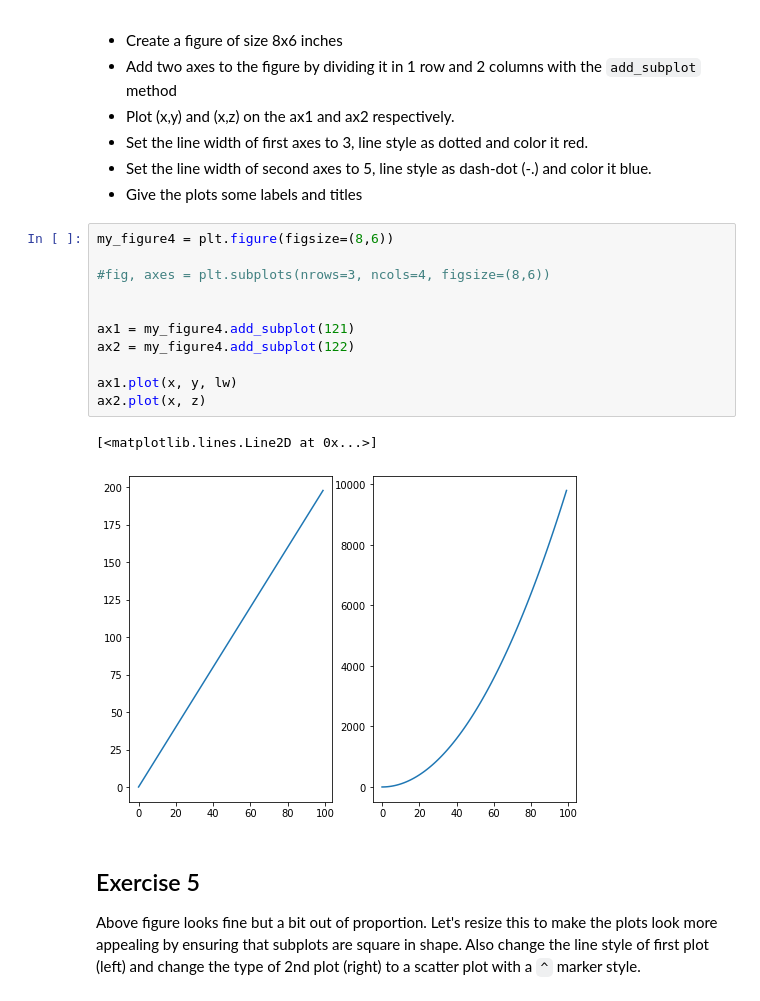
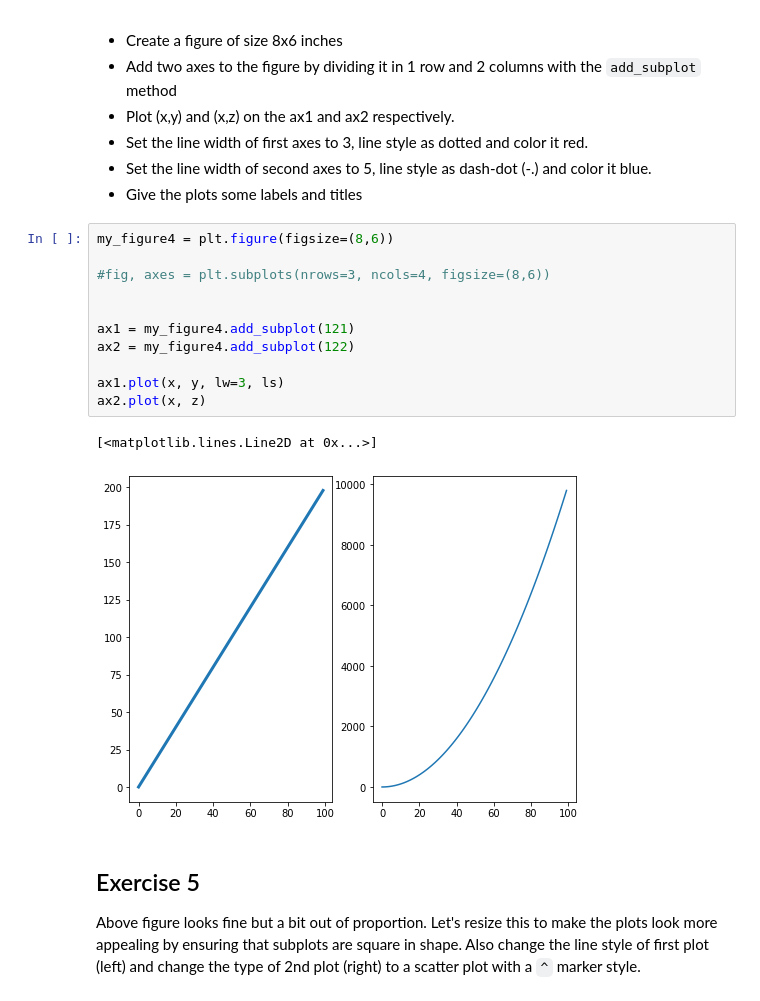
Before and after one commit to JohnTheTripper/dsc-more-practice-with-matplotlib-lab-nyc-ds-021720, a Jupyter notebook: index.ipynb, the cells around one changed output. Saved outputs shown, nothing was run; the diff lists cells and outputs as text.

```diff
--- a/index.ipynb
+++ b/index.ipynb
@@ -137,17 +137,17 @@ Perform following steps in the cell below:
 # %%
 my_figure4 = plt.figure(figsize=(8,6))
 
 #fig, axes = plt.subplots(nrows=3, ncols=4, figsize=(8,6))
 
 
 ax1 = my_figure4.add_subplot(121)
 ax2 = my_figure4.add_subplot(122)
 
-ax1.plot(x, y, lw)
+ax1.plot(x, y, lw=3, ls)
 ax2.plot(x, z)
 # %% [output]
 [<matplotlib.lines.Line2D at 0x...>]
-[figure, old version]
+[figure, new version]
 # %% [markdown]
 ## Exercise 5
 
```
